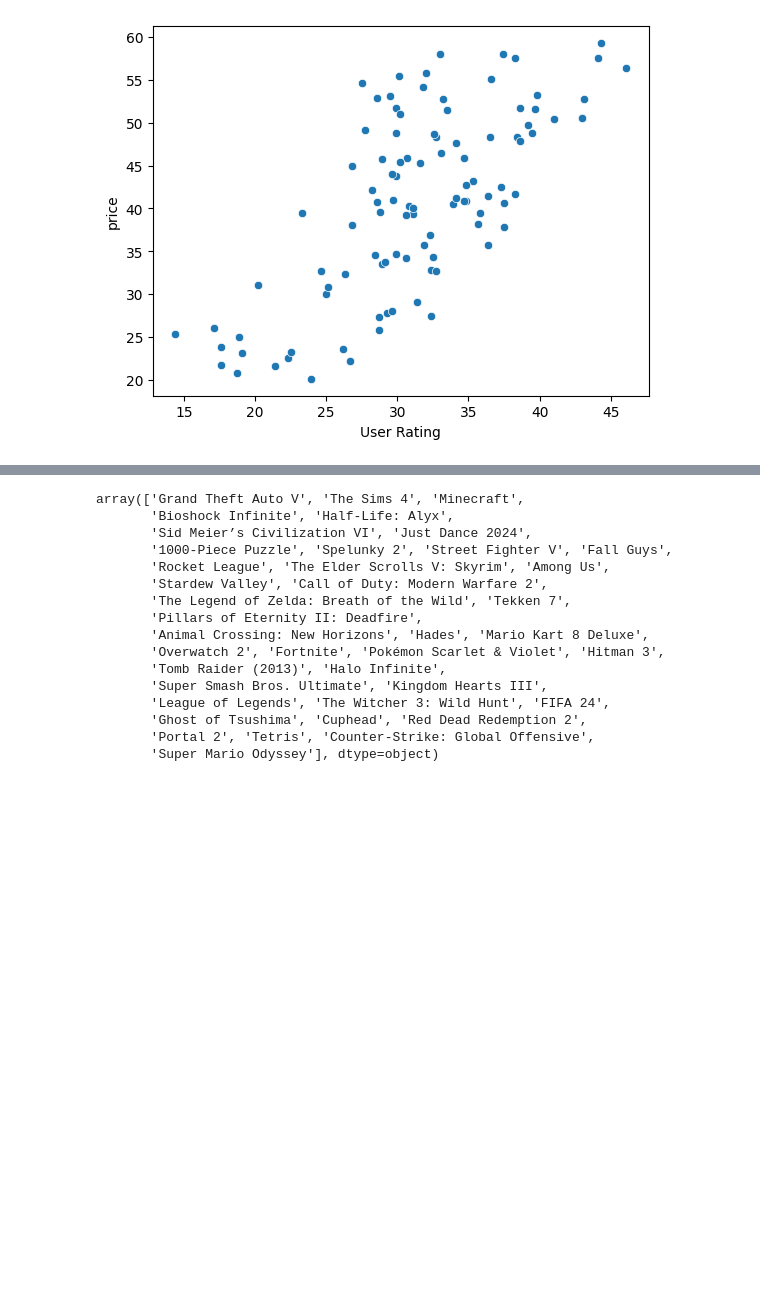
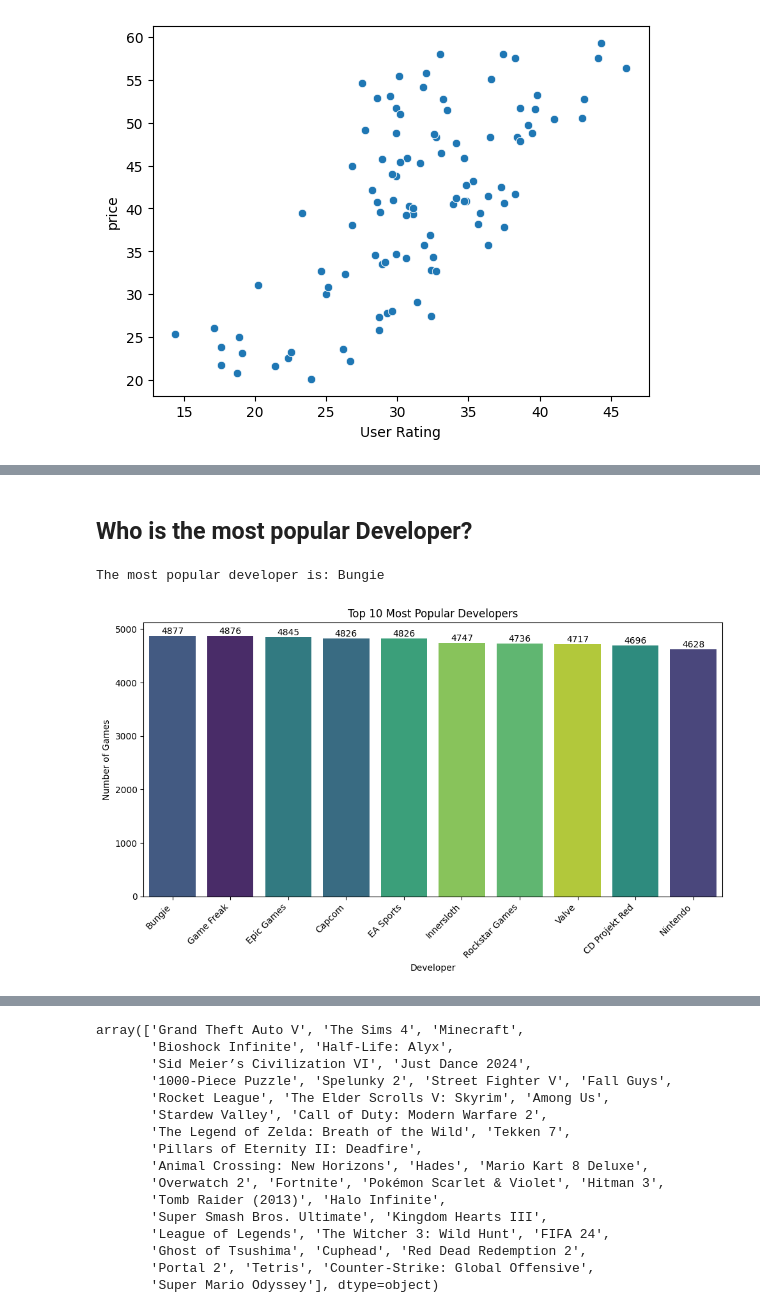
Before and after one commit to Zoz171/NTI-DataScience-Capstone, a Jupyter notebook: Capstone.ipynb, the cells around one changed output, grey strips where cells are left out. Cells and saved outputs as stored; diff of their text form; code cells hidden in the pictures; blank space fills up the shorter version.

```diff
--- a/Capstone.ipynb
+++ b/Capstone.ipynb
@@ -203,0 +309,30 @@ sns.barplot(data=df_copy, x='Overall Quality', y='price', hue='platform')
+# %% [markdown]
+## Who is the most popular Developer?
+# %%
+# Get the most popular developer
+most_popular_developer = df_copy['developer'].value_counts().nlargest(1).index[0]
+print(f"The most popular developer is: {most_popular_developer}")
+
+# Filter the DataFrame for games by the most popular developer
+developer_games = df_copy[df_copy['developer'] == most_popular_developer]
+
+# Sort the games by user rating in descending order and select the top N (e.g., top 10)
+top_n_rated_games = developer_games.sort_values(by='User Rating', ascending=False).head(10)
+
+# Plot the most popular developer (Vertical with values)
+plt.figure(figsize=(10, 6))
+ax1 = sns.countplot(data=df_copy, x='developer', order=df_copy['developer'].value_counts().index[:10], hue='developer', palette='viridis', legend=False)
+plt.title('Top 10 Most Popular Developers')
+plt.xlabel('Developer')
+plt.ylabel('Number of Games')
+plt.xticks(rotation=45, ha='right') # Rotate labels for better readability
+
+# Add values on top of bars
+for container in ax1.containers:
+    ax1.bar_label(container, fmt='%d')
+
+plt.tight_layout()
+plt.show()
+# %% [output]
+The most popular developer is: Bungie
+[figure, added]
```
Also changed, not shown: parts of 72 cells of this notebook.
